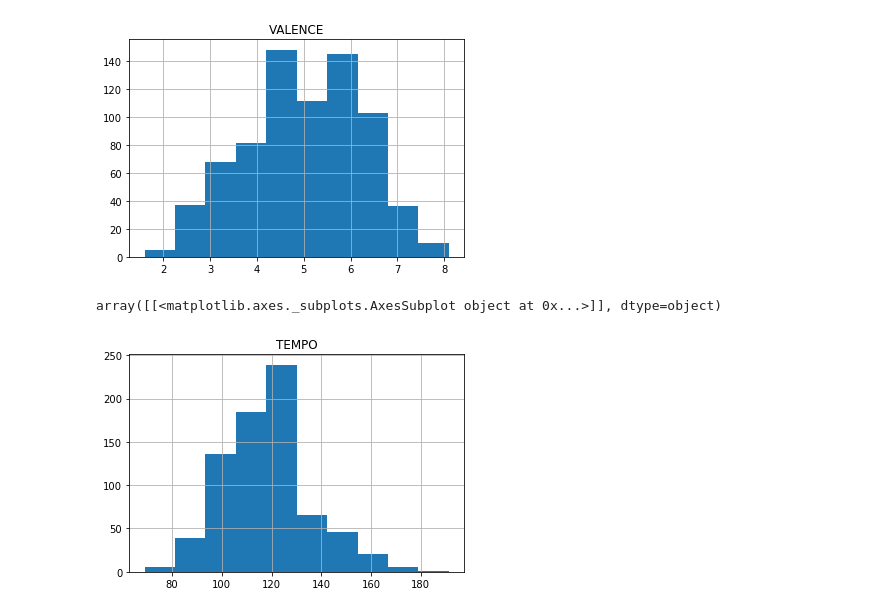
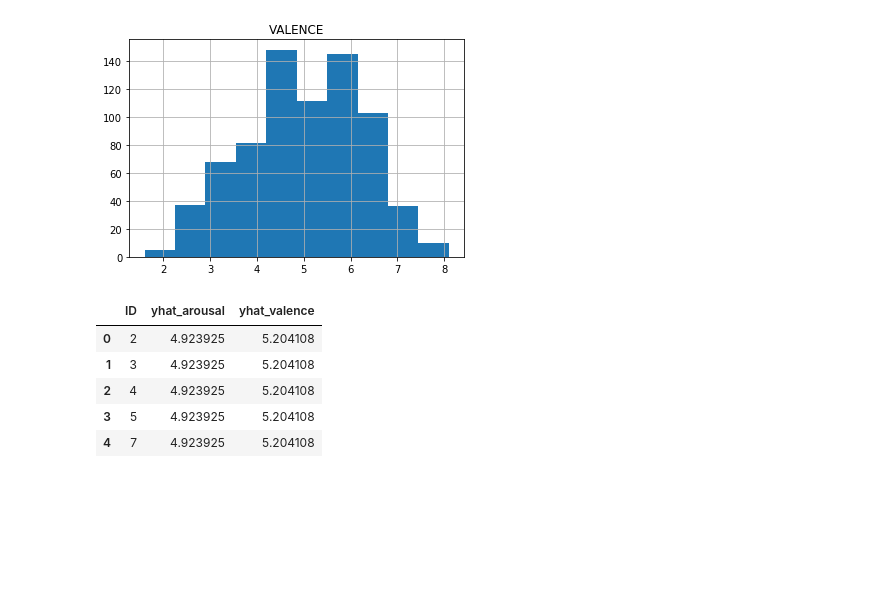
Before and after one commit to thomas-adriano/music-emotions-intel, a Jupyter notebook: jupyter-notebook/correlations.ipynb, the cells around one changed output. Cells and saved outputs as stored; diff of their text form; code cells hidden in the pictures; blank space fills up the shorter version.

```diff
--- a/jupyter-notebook/correlations.ipynb
+++ b/jupyter-notebook/correlations.ipynb
@@ -48,8 +48,15 @@ data.hist(column='VALENCE')
 # %% [output]
 array([[<matplotlib.axes._subplots.AxesSubplot object at 0x...>]], dtype=object)
 [figure]
-# %%
-data.hist(column='TEMPO')
-# %% [output]
-array([[<matplotlib.axes._subplots.AxesSubplot object at 0x...>]], dtype=object)
-[figure, removed]
+# %%
+yhat = cache.load_yhat_cache();
+y = cache.load_y_cache();
+y_yhat = y.join(yhat, rsuffix='hat_')
+yhat.head()
+# %% [output]
+|  | ID | yhat_arousal | yhat_valence |
+| 0 | 2 | 4.923925 | 5.204108 |
+| 1 | 3 | 4.923925 | 5.204108 |
+| 2 | 4 | 4.923925 | 5.204108 |
+| 3 | 5 | 4.923925 | 5.204108 |
+| 4 | 7 | 4.923925 | 5.204108 |
```
Also changed, not shown: parts of 2 cells of this notebook, 25 other files.
